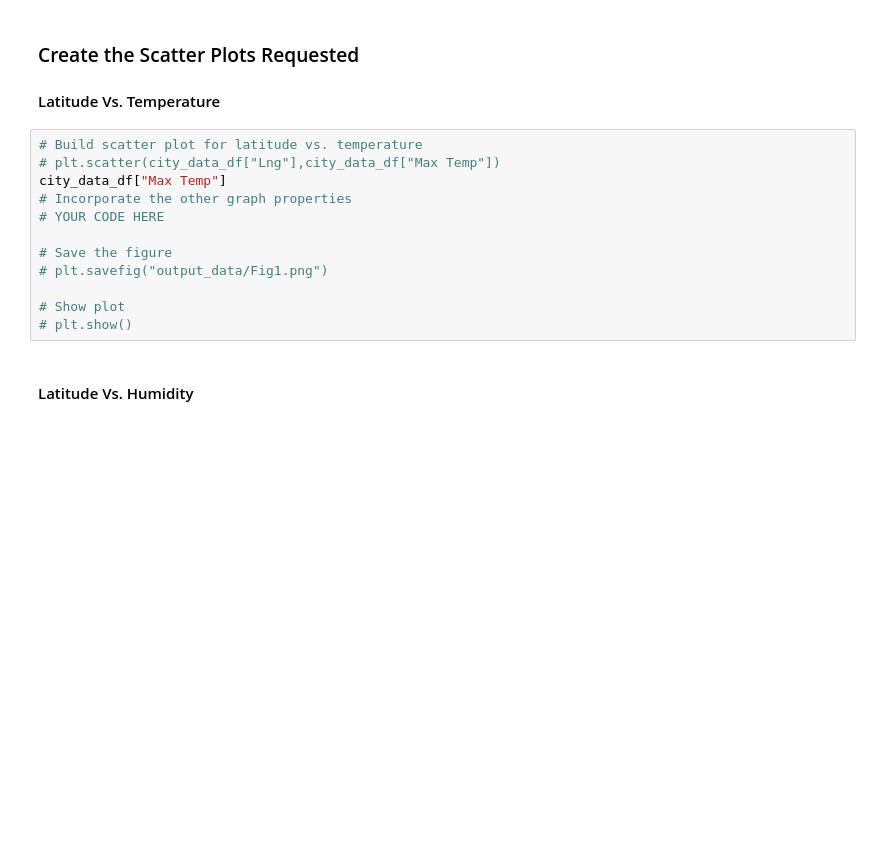
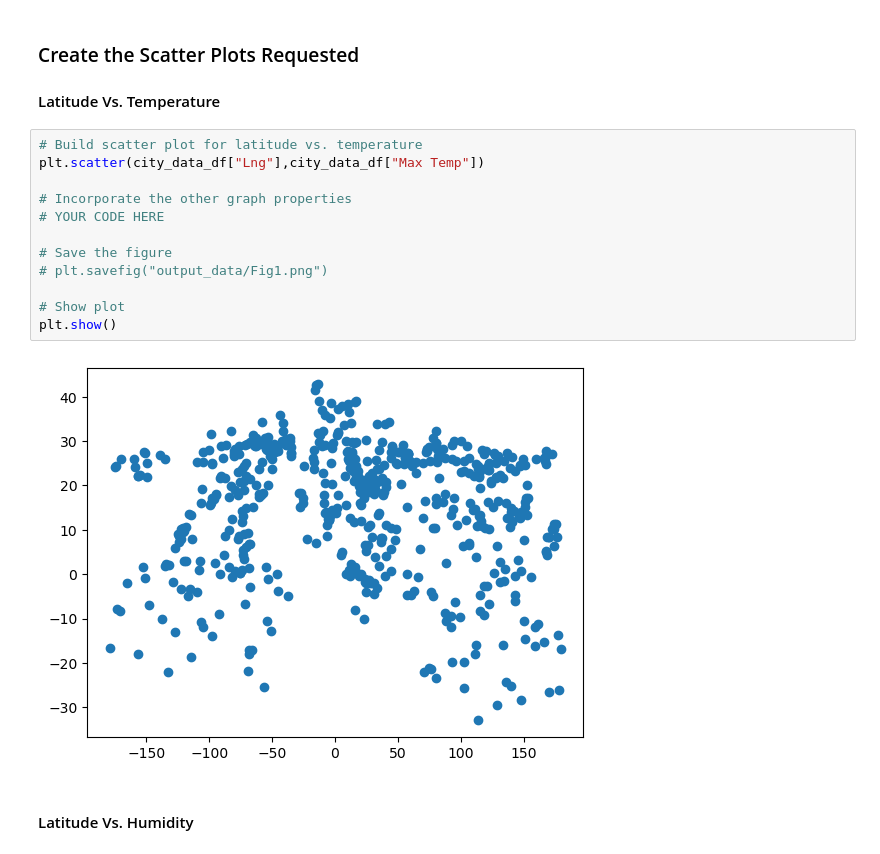
Before and after one commit to john7john/python-api-challenge, a Jupyter notebook: WeatherPy/WeatherPy.ipynb, the cells around one changed output. Drawn from its saved outputs; the diff is of its cells as text; blank space fills up the shorter version.

Commit message:
clean data obtained

```diff
--- a/WeatherPy/WeatherPy.ipynb
+++ b/WeatherPy/WeatherPy.ipynb
@@ -194,16 +197,18 @@ city_data_df.head()
 #### Latitude Vs. Temperature
 # %%
 # Build scatter plot for latitude vs. temperature
-# plt.scatter(city_data_df["Lng"],city_data_df["Max Temp"])
-city_data_df["Max Temp"]
+plt.scatter(city_data_df["Lng"],city_data_df["Max Temp"])
+
 # Incorporate the other graph properties
 # YOUR CODE HERE
 
 # Save the figure
 # plt.savefig("output_data/Fig1.png")
 
 # Show plot
-# plt.show()
+plt.show()
+# %% [output]
+[figure, added]
 # %% [markdown]
 #### Latitude Vs. Humidity
 # %%
```
Also changed, not shown: parts of 3 cells of this notebook, 1 other file.
